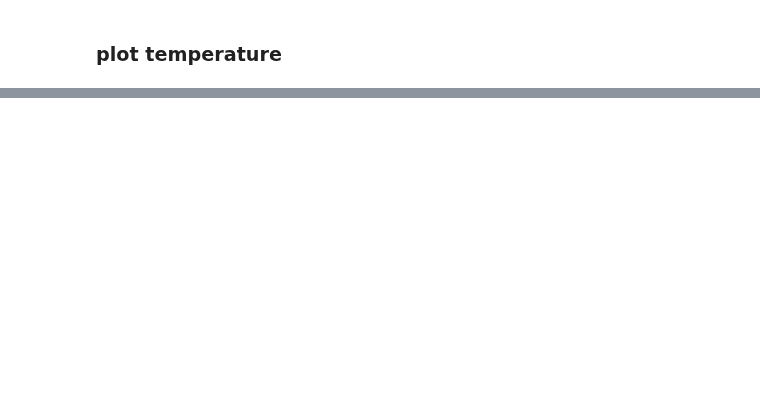
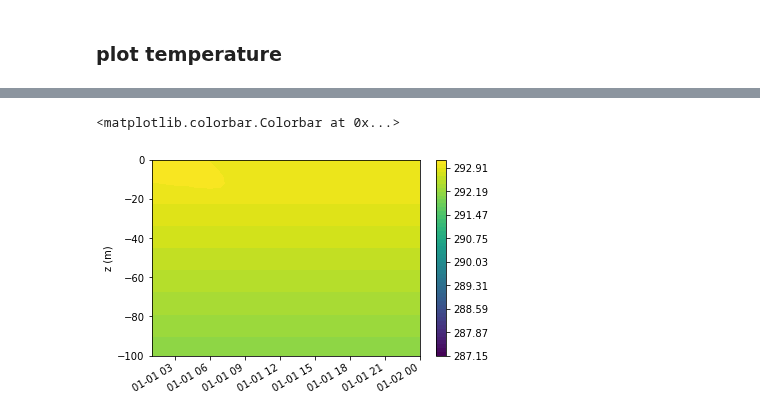
Before and after one commit to qingli411/mpasanalysis, a Jupyter notebook: plot_SuperParam_SC.ipynb, the cells around one changed output, grey strips where cells are left out. Saved outputs shown, nothing was run; the diff lists cells and outputs as text; code cells hidden in the pictures; blank space fills up the shorter version.

```diff
--- a/plot_SuperParam_SC.ipynb
+++ b/plot_SuperParam_SC.ipynb
@@ -39,0 +39,10 @@ temp_pfl = mpas_data.get_profile(varname='temperatureLES', idx=0, position='cell
+# %%
+tref = 273.15
+levels=np.linspace(14+tref,20+tref,51)
+fig = temp_pfl.plot(levels=levels)
+plt.ylim([-100, 0])
+plt.gcf().autofmt_xdate()
+plt.colorbar(fig)
+# %% [output]
+<matplotlib.colorbar.Colorbar at 0x...>
+[figure, added]
```
Also changed, not shown: parts of 17 cells of this notebook, 1 other file.
